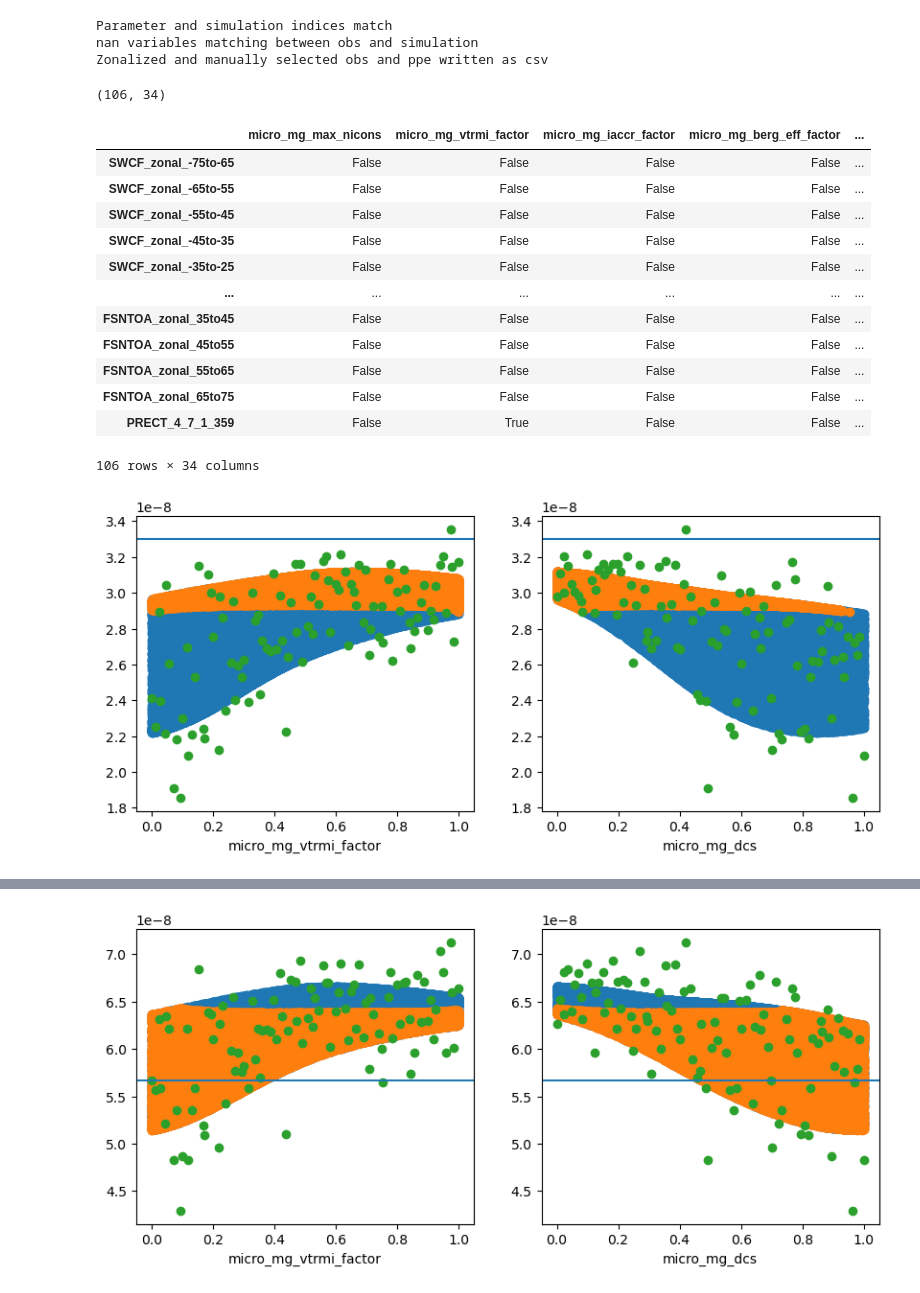
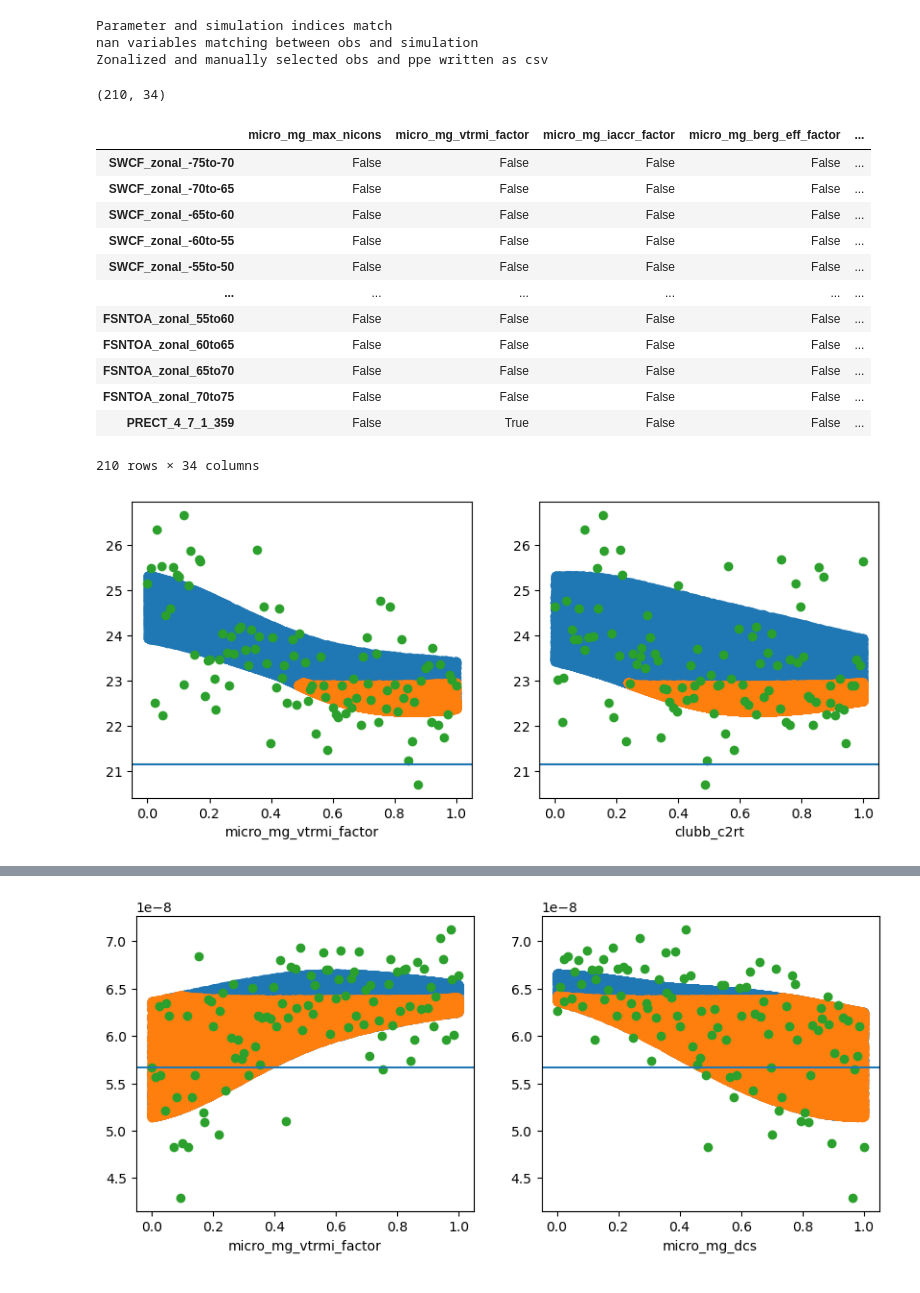
Before and after one commit to yiqioyang/proj2dhullsampler, a Jupyter notebook: notebooks/prepare.ipynb, the cells around one changed output, grey strips where cells are left out. Drawn from its saved outputs; the diff is of its cells as text; code cells hidden in the pictures.

```diff
--- a/notebooks/prepare.ipynb
+++ b/notebooks/prepare.ipynb
@@ -56,7 +58,7 @@ para.index = para.index +1
 
 # ppe_precip_freq = pd.read_csv('/glade/work/qingyuany/camml_re/v1_b/post_simulations/added_precip.csv', index_col=0)
 # %%
-lat_bins = np.arange(-75, 76, 10)  # -90 to 90 every 10 degrees
+lat_bins = np.arange(-75, 76, 5)  # -90 to 90 every 10 degrees
 # %%
 lab_bin_labels = np.char.add(np.char.add(lat_bins[:-1].astype(str), "to"), lat_bins[1:].astype(str))
 # %%
@@ -81,24 +83,24 @@ meta_table = meta_one_hot_shot(test_case.meta, test_case.data_gcm.para_nm)
 # %%
 meta_table.shape
 # %% [output]
-(106, 34)
+(210, 34)
 # %%
 meta_table
 # %% [output]
 |  | micro_mg_max_nicons | micro_mg_vtrmi_factor | micro_mg_iaccr_factor | micro_mg_berg_eff_factor | ... |
-| SWCF_zonal_-75to-65 | False | False | False | False | ... |
-| SWCF_zonal_-65to-55 | False | False | False | False | ... |
-| SWCF_zonal_-55to-45 | False | False | False | False | ... |
-| SWCF_zonal_-45to-35 | False | False | False | False | ... |
-| SWCF_zonal_-35to-25 | False | False | False | False | ... |
+| SWCF_zonal_-75to-70 | False | False | False | False | ... |
+| SWCF_zonal_-70to-65 | False | False | False | False | ... |
+| SWCF_zonal_-65to-60 | False | False | False | False | ... |
+| SWCF_zonal_-60to-55 | False | False | False | False | ... |
+| SWCF_zonal_-55to-50 | False | False | False | False | ... |
 | ... | ... | ... | ... | ... | ... |
-| FSNTOA_zonal_35to45 | False | False | False | False | ... |
-| FSNTOA_zonal_45to55 | False | False | False | False | ... |
-| FSNTOA_zonal_55to65 | False | False | False | False | ... |
-| FSNTOA_zonal_65to75 | False | False | False | False | ... |
+| FSNTOA_zonal_55to60 | False | False | False | False | ... |
+| FSNTOA_zonal_60to65 | False | False | False | False | ... |
+| FSNTOA_zonal_65to70 | False | False | False | False | ... |
+| FSNTOA_zonal_70to75 | False | False | False | False | ... |
 | PRECT_4_7_1_359 | False | True | False | False | ... |
-106 rows × 34 columns
+210 rows × 34 columns
 # %%
-test_case.visualize_check('PRECT_zonal_35to45')
+test_case.visualize_check('TMQ_zonal_-35to-30')
 # %% [output]
-[figure, old version]
+[figure, new version]
```
Also changed, not shown: parts of 2 cells of this notebook, 1 other file.
